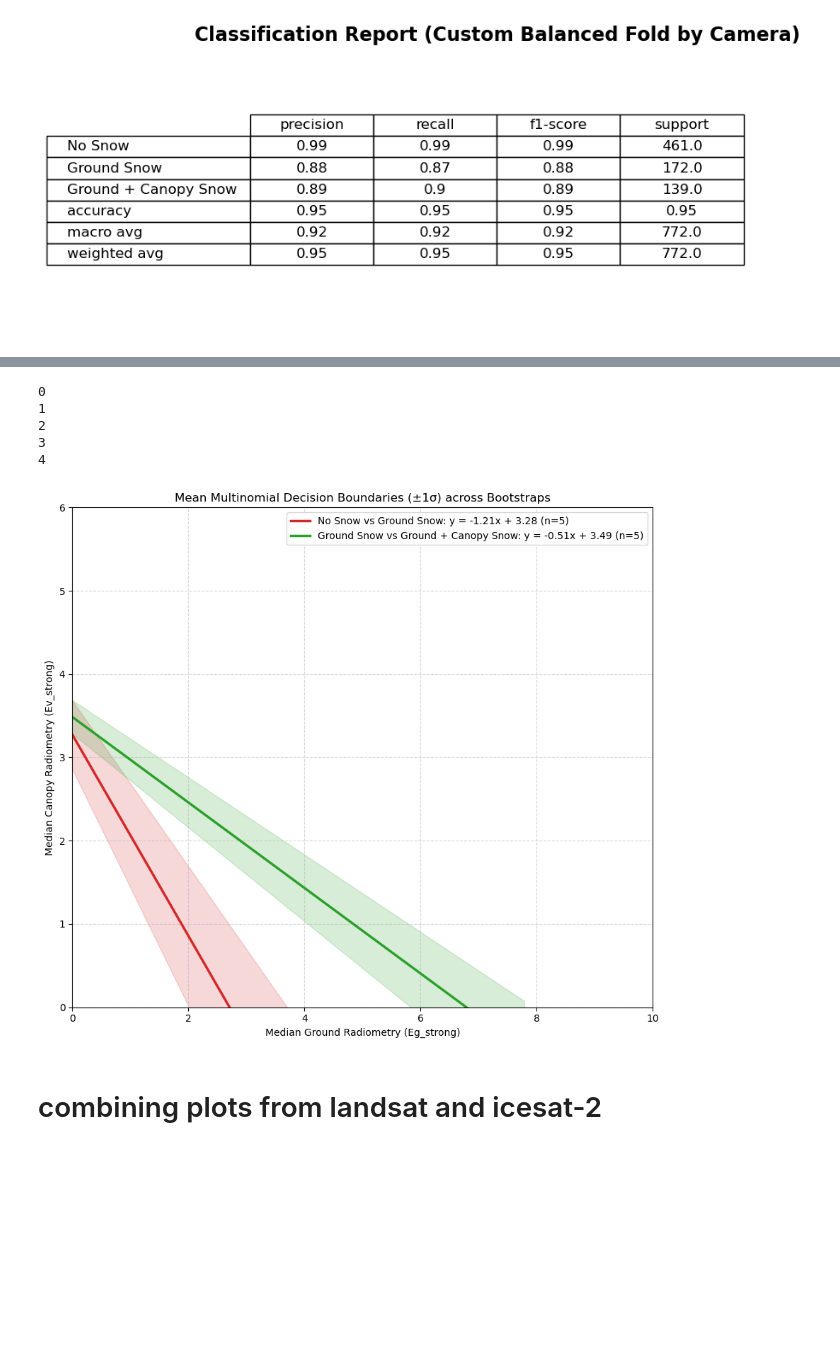
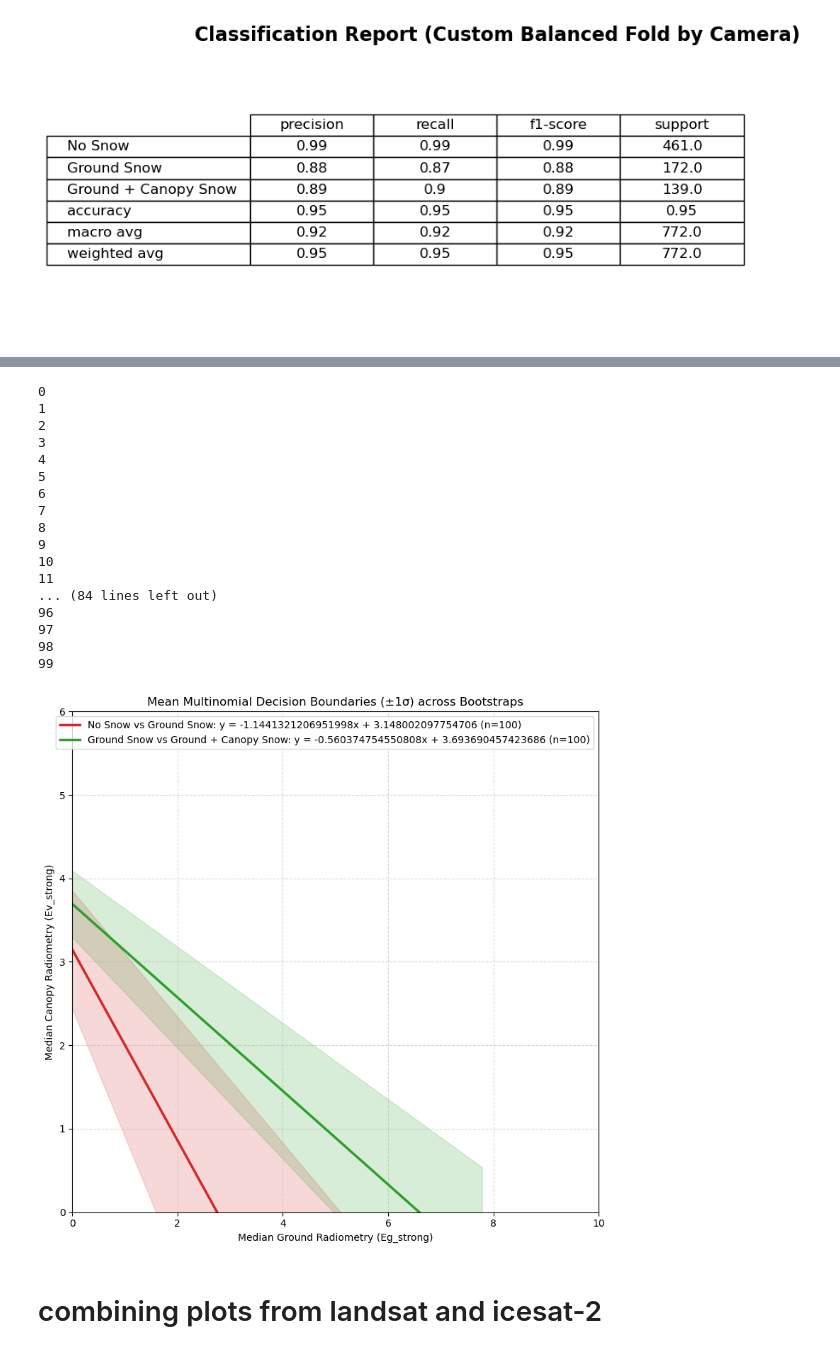
Before and after one commit to thomaslaraia/Snowstradamus, a Jupyter notebook: FSC_dataframe_analysis_80m_bootstrapped.ipynb, the cells around one changed output, grey strips where cells are left out. Cells and saved outputs as stored; diff of their text form; code cells hidden in the pictures; blank space fills up the shorter version.

Commit message:
updated plot

```diff
--- a/FSC_dataframe_analysis_80m_bootstrapped.ipynb
+++ b/FSC_dataframe_analysis_80m_bootstrapped.ipynb
@@ -1028,7 +871,7 @@ x_min = float(df_grouped[EG_COL].min() - 0.5)
 x_max = float(df_grouped[EG_COL].max() + 0.5)
 xg = np.linspace(x_min, x_max, 400)
 
-N_BOOT = 5
+N_BOOT = 100
 
 for b in range(N_BOOT):
     print(b)
@@ -1133,7 +976,7 @@ for key in ['01','12']:
         y_upper = (s['slope_mean'] + s['slope_std']) * xg + (s['int_mean'] + s['int_std'])
         y_lower = (s['slope_mean'] - s['slope_std']) * xg + (s['int_mean'] - s['int_std'])
 
-        eq_text = f"y = {s['slope_mean']:.2f}x + {s['int_mean']:.2f}"
+        eq_text = f"y = {s['slope_mean']}x + {s['int_mean']}"
         label_text = f"{labels_map[key]}: {eq_text} (n={s['n']})"
         plt.plot(xg, y_mean, color=colors[key], lw=2.5, label=label_text)
 
@@ -1146,34 +989,46 @@ for key in ['01','12']:
     elif np.isfinite(s['vertical_mean']):
         x_const = s['vertical_mean']
         plt.axvline(x_const, color=colors[key], lw=2.0, label=f"Mean vertical {labels_map[key]}")
         # eq_text = f"x = {x_const:.3f}"
         # plt.text(x_const, plt.ylim()[1], eq_text, color=colors[key], fontsize=10, ha='left', va='top', bbox=dict(facecolor='white', alpha=0.7, edgecolor='none'))
 
 # Overlay sample scatter of the filtered deduplicated training data used originally (if available)
 # Use the deduplicated 'data' used in grid search: merge all deduped rows that passed base_conditions_opt
 try:
     sample_df = df_grouped[base_conditions_opt(df_grouped)].dropna(subset=[EG_COL, EV_COL, 'JointSnowRounded'])
     cmap = plt.get_cmap('tab10')
     for cls in [0,1]:
         mask = sample_df['JointSnowRounded'] == cls
         plt.scatter(sample_df.loc[mask, EG_COL], sample_df.loc[mask, EV_COL], s=20, alpha=0.6,
                     color=cmap(cls), label=f"Observed class {cls}" if cls==0 else None)
 except Exception:
     pass
 
 plt.legend(loc='best', fontsize=10)
 plt.grid(True, linestyle='--', alpha=0.5)
 plt.tight_layout()
 plt.xlim(0,10)
 plt.ylim(0,6)
 plt.show()
 # %% [output]
 0
 1
 2
 3
 4
+5
+6
+7
+8
+9
+10
+11
+... (84 lines left out)
+96
+97
+98
+99
-[figure, old version]
+[figure, new version]
 # %% [markdown]
 # combining plots from landsat and icesat-2
 # %%
```
Also changed, not shown: parts of 2 cells of this notebook.
